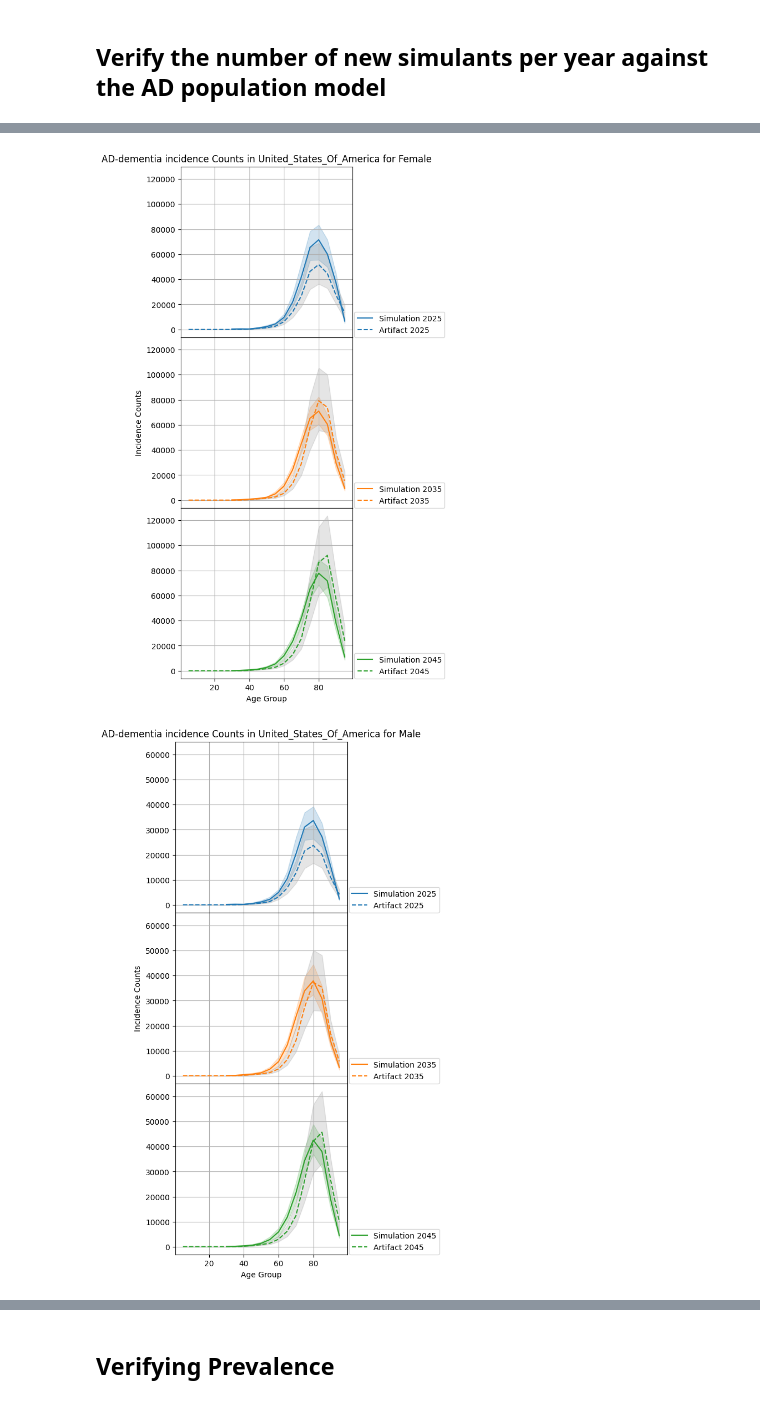
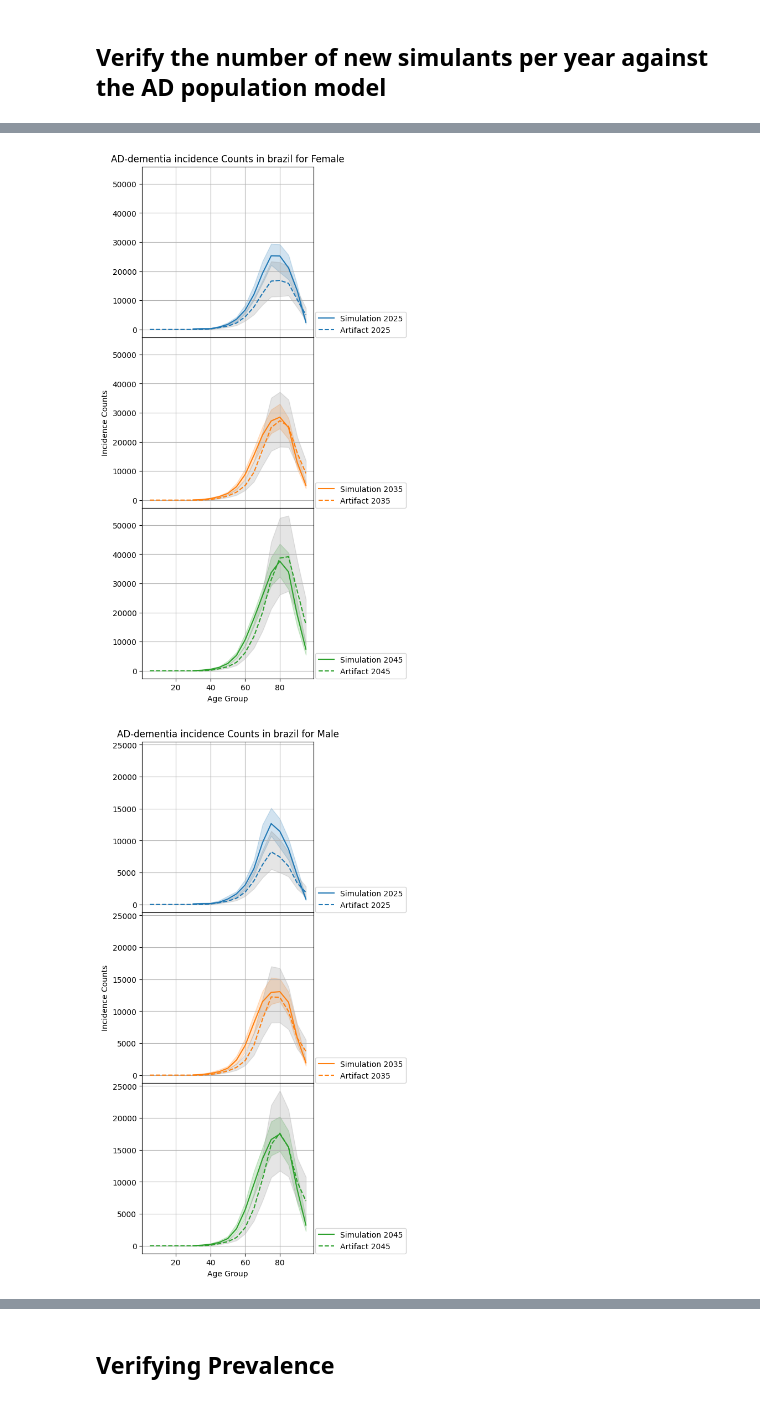
Before and after one commit to ihmeuw/vivarium_research_alzheimers, a Jupyter notebook: verification_and_validation/2025_09_24_model5.0_vv.ipynb, the cells around one changed output, grey strips where cells are left out. Cells and saved outputs as stored; diff of their text form; code cells hidden in the pictures.

```diff
--- a/verification_and_validation/2025_09_24_model5.0_vv.ipynb
+++ b/verification_and_validation/2025_09_24_model5.0_vv.ipynb
@@ -266,5 +225,7 @@ plt.legend(loc=(1.01, .01));
 # %%
 t = mci_duration_est.unstack()
-t.loc['United_States_Of_America'].iloc[:, 1:].plot()
-plt.legend(loc=(1.01, .01));
+for location in trans.location.unique():
+    t.loc[location].iloc[:, 1:].plot()
+    plt.title(location)
+    plt.legend(loc=(1.01, .01))
 # %% [output]
@@ -309,6 +270,6 @@ for artifact_dir in artifact_dirs:
     data3 = data2.merge(age_dictionary, on=['age_start','age_end'])
     data4 = data3.loc[data3['age_group_id'].isin(age_group_ids)]
     data4['measure'] = 'acmr'
-    data4['location'] = locations[artifact_dirs.index(artifact_dir)].title()
+    data4['location'] = locations[artifact_dirs.index(artifact_dir)]
     art_ocmr = pd.concat([art_ocmr, data4])
-art_ocmr
+#art_ocmr
@@ -329,6 +276,6 @@ art_ocmr
 # %%
 art_data = art_ocmr
-location = 'United_States_Of_America'
+# location = 'United_States_Of_America'
 sex='Female'
 year=2030
 # art_data.loc[(art_data.location == location) & (art_data.sex == sex) & (art_data.year_start == year)]
@@ -468,7 +417,7 @@ scale = pd.DataFrame()
 for artifact_dir in artifact_dirs:
     art = Artifact(artifact_dir)
     temp = art.load('population.structure').reset_index()
-    temp['location'] = temp.location.str.replace(' ', '_').str.title()
+    temp['location'] = temp.location.str.replace(' ', '_').str.lower()
 
     df_prev_pop = pd.merge(
         art.load('population.scaling_factor').query("year_start == 2023"),
@@ -556,33 +477,33 @@ new_ad_dementia_summary
 # %%
 for location in new_sims.location.unique():
     for sex in new_sims.sex.unique():
         fig, ax = plt.subplots(nrows=3, sharex=True, sharey=True, figsize=(4,12))
         plt.subplots_adjust(hspace=0)
         for i, year in enumerate([2025, 2035, 2045]):
             color = f'C{i}'
             plot_data = new_ad_dementia_summary.query('location == @location and current_year == @year and sex == @sex')
 
-            location_w_spaces = location.replace('_', ' ').replace('Of', 'of')
+            location_w_spaces = location.replace('_', ' ').title().replace('Of', 'of')
             art_plot = art_incidence_data.query(
                 f'location == "{location_w_spaces}" and year_start == {year} and sex == "{sex}"'
             ).reset_index()
 
             art_plot['mean'] = art_plot.filter(like='draw_').mean(axis=1)
             art_plot['upper'] = np.percentile(art_plot.filter(like='draw_'), 97.5, axis=1)
             art_plot['lower'] = np.percentile(art_plot.filter(like='draw_'), 2.5, axis=1)
 
             ax[i].fill_between(plot_data.age_start, plot_data['2.5%'], plot_data['97.5%'], alpha=0.2, color=color)
             ax[i].fill_between(art_plot.age_start, art_plot['upper'], art_plot['lower'], alpha=0.2, color='grey')
             ax[i].plot(plot_data.age_start, plot_data['mean'], label=f'Simulation {year}', color=color)
             ax[i].plot(art_plot.age_start, art_plot['mean'], label=f'Artifact {year}', color=color, linestyle='--')
             ax[i].grid(True)
             if i == 0:
                 ax[i].set_title(f"AD-dementia incidence Counts in {location} for {sex}")
 #             plt.tick_params(axis='x', labelrotation=90)
             ax[i].set_xlabel("Age Group")
             if i == 1:
                 ax[i].set_ylabel(f"Incidence Counts")
             ax[i].legend(loc=(1.01, 0))
 # %% [output]
-[figure, old version]
+[figure, new version]
-[figure, old version]
+[figure, new version]
```
Also changed, not shown: parts of 34 cells of this notebook.
